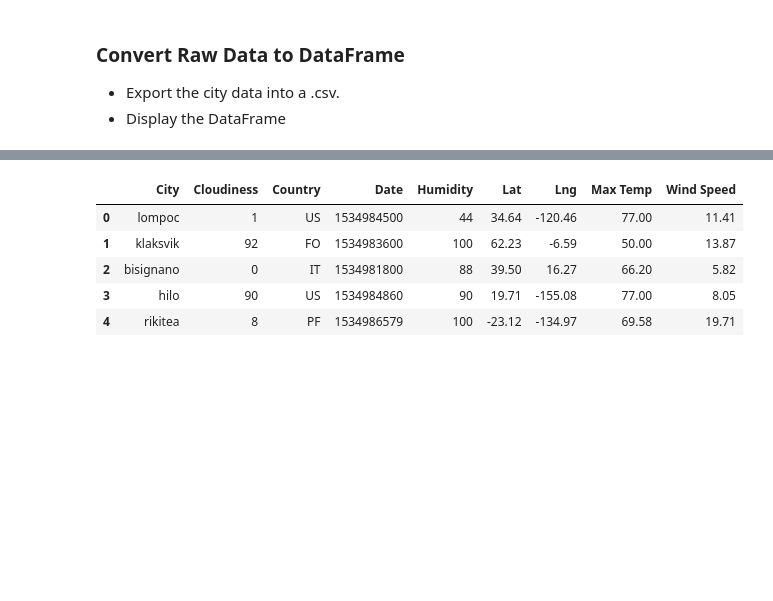
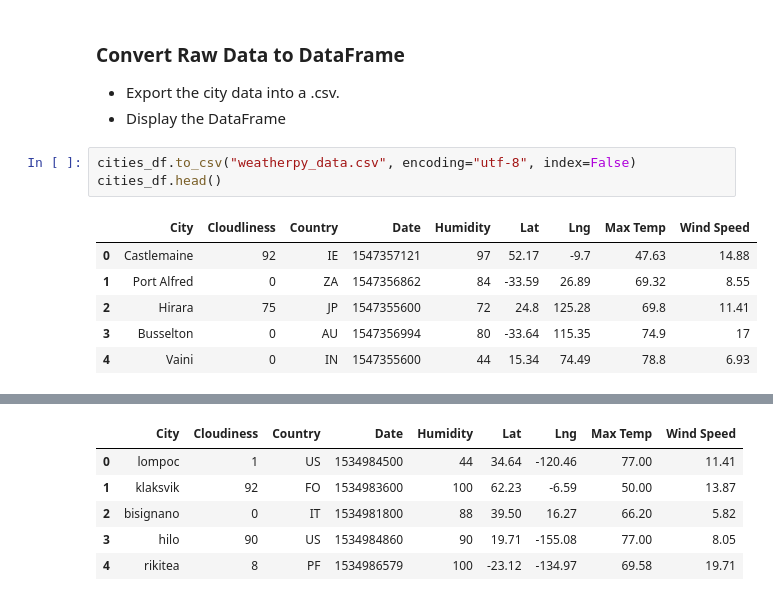
Before and after one commit to ipvirg/WeatherPy, a Jupyter notebook: WeatherPy.ipynb, the cells around one changed output, grey strips where cells are left out. Saved outputs shown, nothing was run; the diff lists cells and outputs as text; blank space fills up the shorter version.

```diff
--- a/WeatherPy.ipynb
+++ b/WeatherPy.ipynb
@@ -140,5 +173,15 @@ Beginning Data Retrieval
 ### Convert Raw Data to DataFrame
 * Export the city data into a .csv.
 * Display the DataFrame
+# %%
+cities_df.to_csv("weatherpy_data.csv", encoding="utf-8", index=False)
+cities_df.head()
+# %% [output]
+|  | City | Cloudliness | Country | Date | Humidity | Lat | Lng | Max Temp | Wind Speed |
+| 0 | Castlemaine | 92 | IE | 1547357121 | 97 | 52.17 | -9.7 | 47.63 | 14.88 |
+| 1 | Port Alfred | 0 | ZA | 1547356862 | 84 | -33.59 | 26.89 | 69.32 | 8.55 |
+| 2 | Hirara | 75 | JP | 1547355600 | 72 | 24.8 | 125.28 | 69.8 | 11.41 |
+| 3 | Busselton | 0 | AU | 1547356994 | 80 | -33.64 | 115.35 | 74.9 | 17 |
+| 4 | Vaini | 0 | IN | 1547355600 | 44 | 15.34 | 74.49 | 78.8 | 6.93 |
 # %%
 weather_json
```
Also changed, not shown: parts of 10 cells of this notebook, 3 other files.
